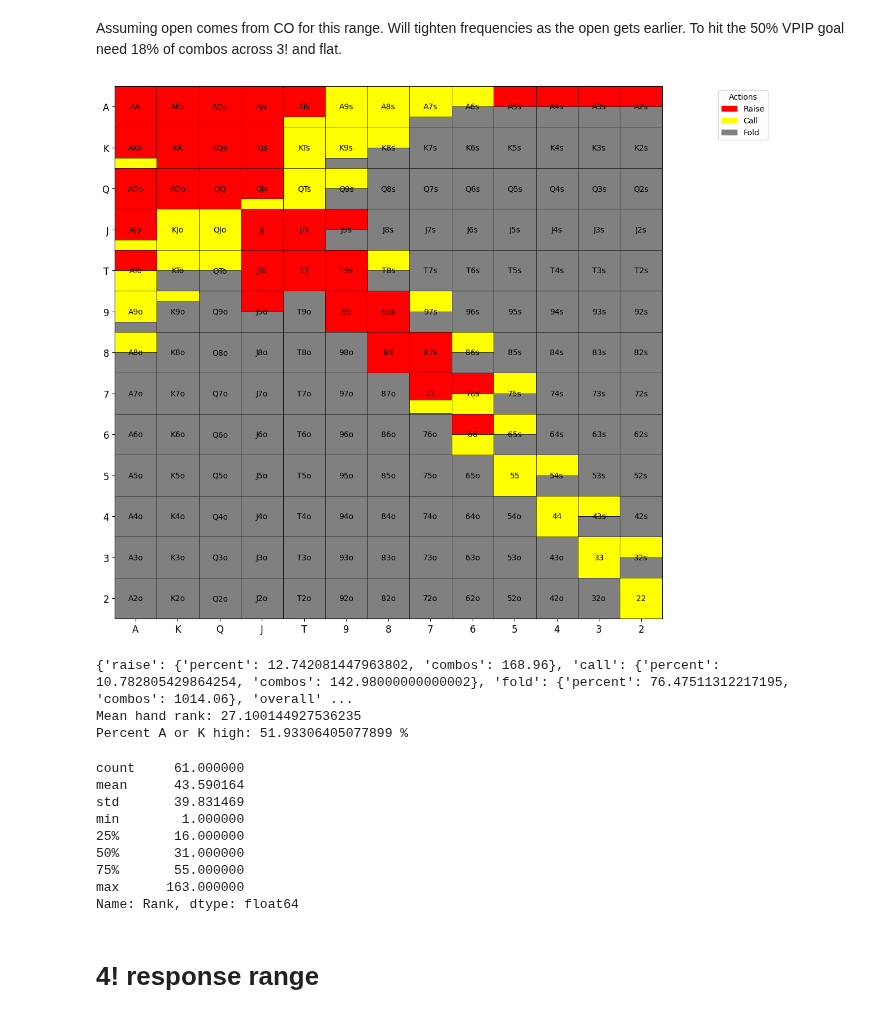
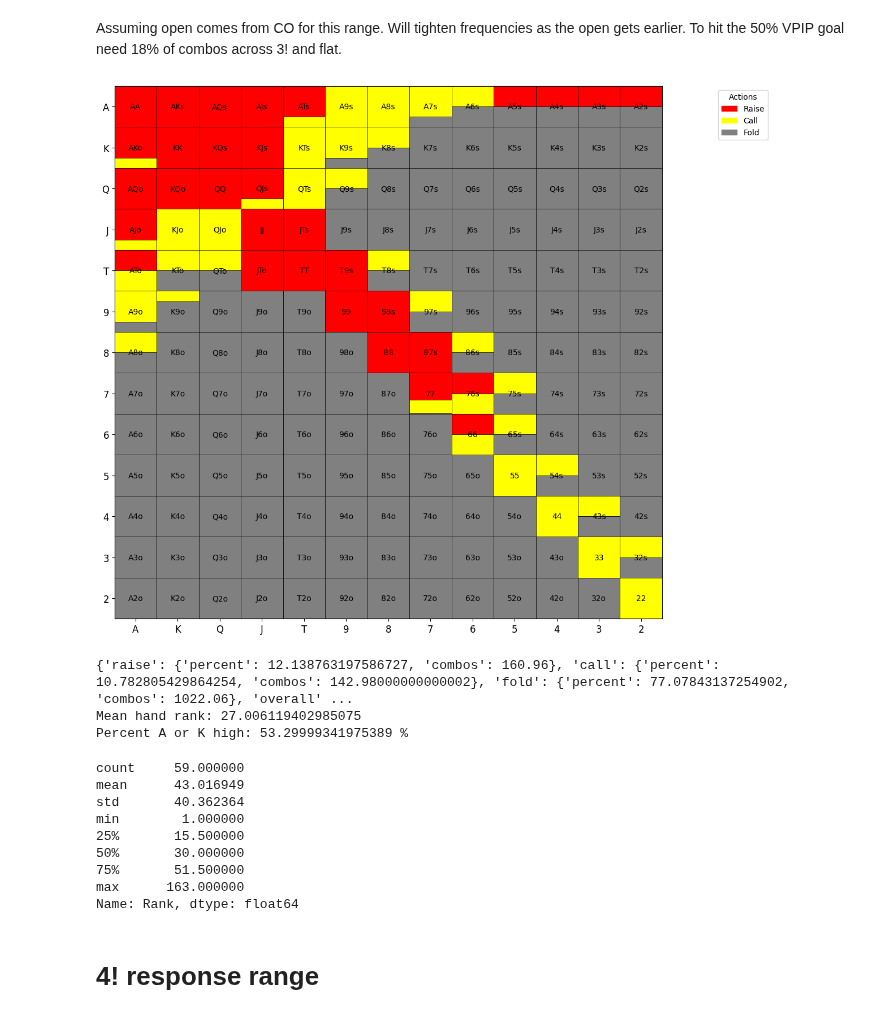
Before and after one commit to KunaalAgarwal/poker_analysis, a Jupyter notebook: src/btn_ranges.ipynb, the cells around one changed output. Saved outputs shown, nothing was run; the diff lists cells and outputs as text; code cells hidden in the pictures.

```diff
--- a/src/btn_ranges.ipynb
+++ b/src/btn_ranges.ipynb
@@ -316,10 +316,10 @@ open_response_range = {
     "QTo": {"raise": 0.0, "call": 0.5},
 
     "JTs": {"raise": 1.0, "call": 0.0},
-    "J9s": {"raise": 0.5, "call": 0.0}, # j9 raise/fold, not good enough to call
+    "J9s": {"raise": 0.0, "call": 0.0},
 
     "JTo": {"raise": 1.0, "call": 0.0},
-    "J9o": {"raise": 0.5, "call": 0.0},
+    "J9o": {"raise": 0.0, "call": 0.0},
 
     "T9s": {"raise": 1.0, "call": 0.0}, # 3bet bluff
     "T8s": {"raise": 0.0, "call": 0.5}, # this will fold to earlier
@@ -327,45 +327,45 @@ open_response_range = {
     "98s": {"raise": 1.0, "call": 0.0}, # 3bet bluff
     "97s": {"raise": 0.0, "call": 0.5},
 
     "87s": {"raise": 1.0, "call": 0.0}, # 3bet bluff
     "86s": {"raise": 0.0, "call": 0.5},
 
     "76s": {"raise": 0.5, "call": 0.5},
     "75s": {"raise": 0.0, "call": 0.5},
 
     "65s": {"raise": 0.0, "call": 0.5},
 
     "54s": {"raise": 0.0, "call": 0.5},
 
     "43s": {"raise": 0.0, "call": 0.5},
 
     "32s": {"raise": 0.0, "call": 0.5},
 }
 
 # Visualize the range
-open_response = range_construction.generate_range(open_response_range)
+open_response = range_construction.generate_range(open_response_range, '../btn_ranges/btn_open_response')
 open_response_distribution = range_construction.range_hand_distribution(open_response_range)
 open_response_percent_by_actions = range_construction.range_percent_by_all_actions(open_response_range)
 open_response_mean_hand_rank = range_construction.average_range_rank(open_response_range)
 
 print(open_response_percent_by_actions)
 print(f'Mean hand rank: {open_response_mean_hand_rank}')
 print(f'Percent A or K high: {range_construction.percent_range_high_card(open_response_range)} %')
 
 open_response_distribution[1].to_csv('../btn_ranges/btn_open_response_distribution.csv')
 open_response_distribution[0]
 # %% [output]
-[figure, old version]
+[figure, new version]
-{'raise': {'percent': 12.742081447963802, 'combos': 168.96}, 'call': {'percent': 10.782805429864254, 'combos': 142.98000000000002}, 'fold': {'percent': 76.47511312217195, 'combos': 1014.06}, 'overall' ...
-Mean hand rank: 27.100144927536235
-Percent A or K high: 51.93306405077899 %
+{'raise': {'percent': 12.138763197586727, 'combos': 160.96}, 'call': {'percent': 10.782805429864254, 'combos': 142.98000000000002}, 'fold': {'percent': 77.07843137254902, 'combos': 1022.06}, 'overall' ...
+Mean hand rank: 27.006119402985075
+Percent A or K high: 53.29999341975389 %
-count     61.000000
-mean      43.590164
-std       39.831469
+count     59.000000
+mean      43.016949
+std       40.362364
 min        1.000000
-25%       16.000000
-50%       31.000000
-75%       55.000000
+25%       15.500000
+50%       30.000000
+75%       51.500000
 max      163.000000
 Name: Rank, dtype: float64
 # %% [markdown]
```
Also changed, not shown: parts of 3 cells of this notebook, 10 other files.
